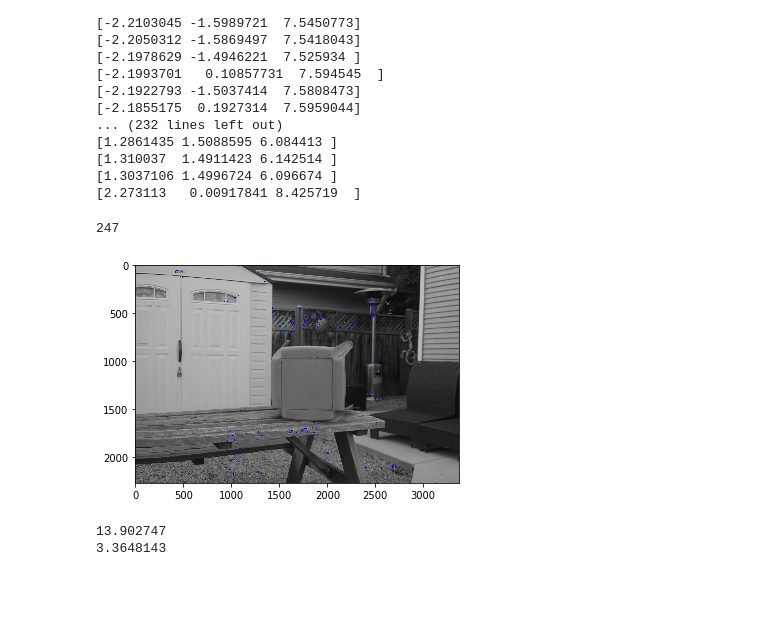
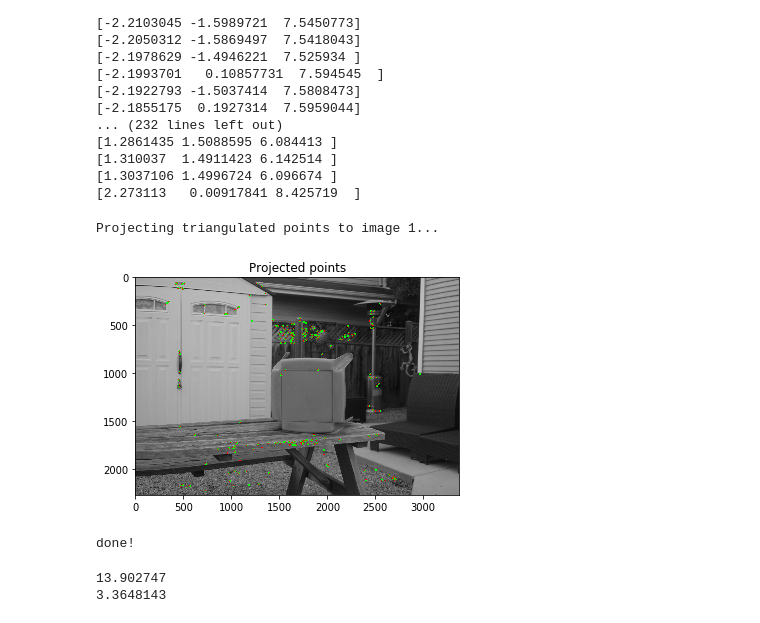
Before and after one commit to kevinwoodward/sweeping_stereo, a Jupyter notebook: Project2.ipynb, the cells around one changed output. Cells and saved outputs as stored; diff of their text form; code cells hidden in the pictures; blank space fills up the shorter version.

```diff
--- a/Project2.ipynb
+++ b/Project2.ipynb
@@ -358,19 +358,20 @@ z_list = [z for x,y,z in ptsEuclid if z > 0]
 [2.273113   0.00917841 8.425719  ]
 # %%
 projImage = pic1points.copy()
-
+print("Projecting triangulated points to image 1...")
 for point, projection, threedeepoint in zip(pts1, ptsSensor, ptsEuclid):
-    cv2.circle(projImage, tuple(point), 5, (0, 0, 255), 2)
+    cv2.circle(projImage, tuple(point), 6, (0, 0, 255), -1)
     if threedeepoint[2] < 0:
         continue
-    cv2.circle(projImage, projection, 4, (0, 255, 0), 2)
-    #cv2.putText(projImage, str(int(round(threedeepoint[2]))), projection,cv2.FONT_HERSHEY_SIMPLEX, 0.75, (255,0,0),2)
-plt.imshow(projImage)
-cv2.imwrite("projected.JPG", projImage)
-print len(ptsSensor)
+    cv2.circle(projImage, projection, 10, (0, 255, 0), -1)
+plt.imshow(cv2.cvtColor(projImage,cv2.COLOR_BGR2RGB))
+plt.title("Projected points")
+plt.show()
+print("done!")
 # %% [output]
-247
+Projecting triangulated points to image 1...
-[figure, old version]
+[figure, new version]
+done!
 # %%
 
 z_list.sort()
```
Also changed, not shown: parts of 1 cell of this notebook, 59 other files.
